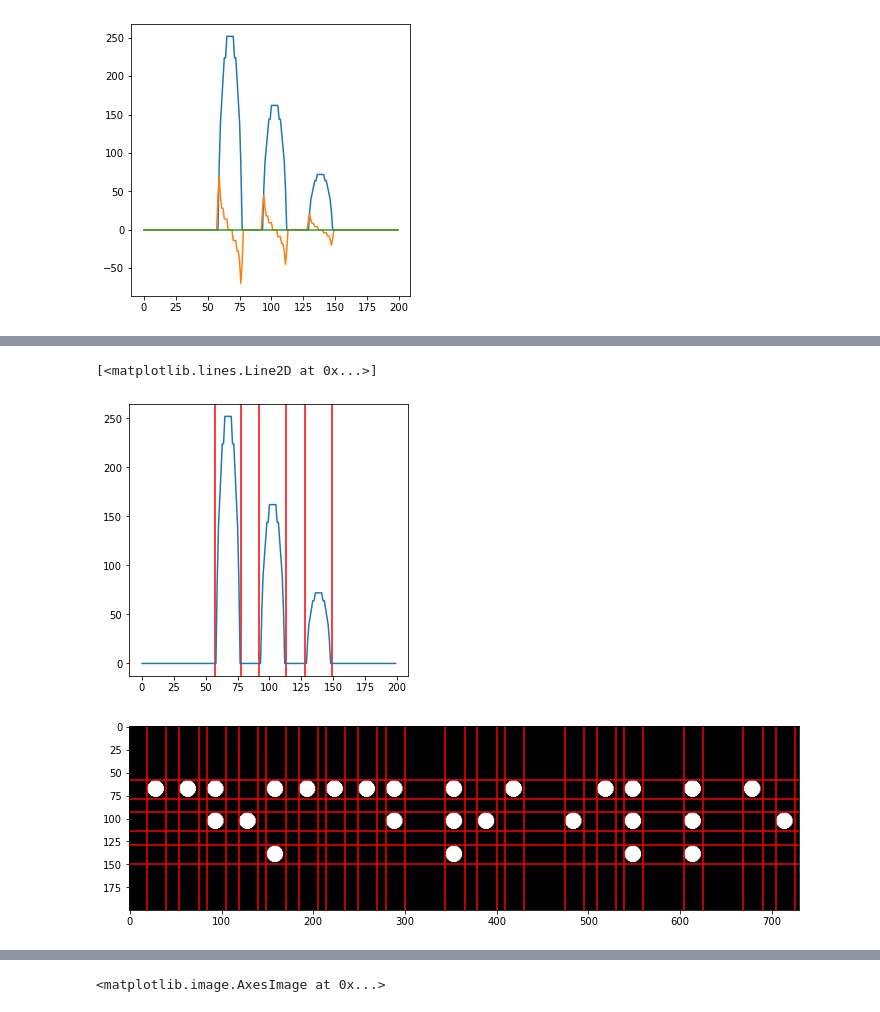
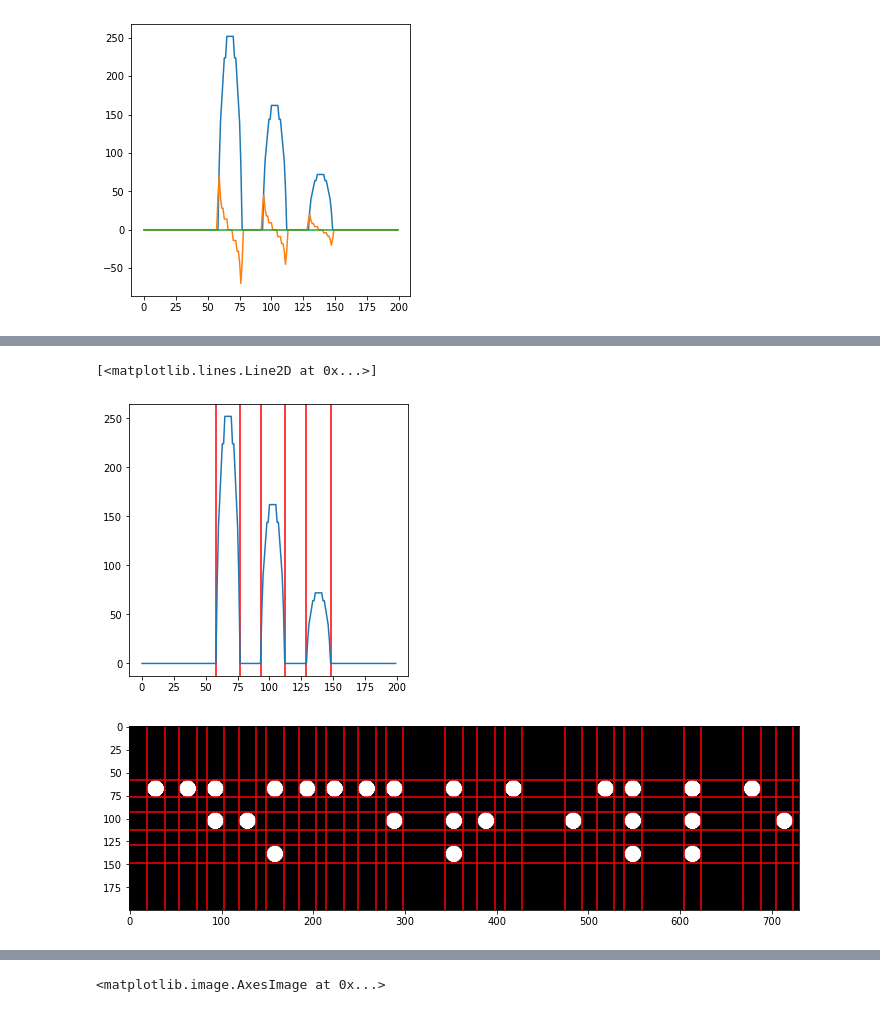
Before and after one commit to code-coffee-ufcg/braillingo-backend, a Jupyter notebook: obr/histogram_analysis.ipynb, the cells around one changed output, grey strips where cells are left out. Drawn from its saved outputs; the diff is of its cells as text; code cells hidden in the pictures.

```diff
--- a/obr/histogram_analysis.ipynb
+++ b/obr/histogram_analysis.ipynb
@@ -165,13 +149,0 @@ plt.plot(x, hist_y)
-# %%
-def delimiter(gradient_array):
-
-    #delimiter_points = np.zeros(gradient_array.shape)
-    sum_points = np.zeros((gradient_array.shape))
-    for i in range(0, len(gradient_array)):
-        ref_in = gradient_array[i]
-        if (ref_in > 0) and (gradient_array[i+1] > 0) and (gradient_array[i-1] == 0):
-            sum_points[i-1] = 1
-        elif (ref_in < 0) and (gradient_array[i+1] == 0) and (gradient_array[i-1] < 0):
-            sum_points[i+1] = -1
-
-    return sum_points
@@ -202,3 +150,27 @@ def delimiter(gradient_array):
+# %%
+def delimiter(degree_hist):
+    '''
+    Delimita as coordenadas em dos pontos pertencentes ao caractere em braille
+
+    Entrada:
+    degree_hist -> histograma de projeção transformada para a função degrau
+
+    Saída:
+    delimiter_array -> array de coordenadas que delimitam os pontos
+    '''
+
+    delimiter_array = np.zeros(degree_hist.shape)
+    for i in range(0, len(degree_hist)):
+        ref_in = degree_hist[i]
+        try:
+            if (ref_in == 1) and (degree_hist[i-1] == 0) and (degree_hist[i+1] == 1):
+                delimiter_array[i-1] = 1
+            if (ref_in == 1) and (degree_hist[i-1] == 1) and (degree_hist[i+1] == 0):
+                delimiter_array[i+1] = 1
+        except:
+            pass
+
+    return delimiter_array
 # %%
 plt.figure(figsize=(12,5))
 
@@ -206,7 +178,7 @@ count = -1
 xcords = list()
 for i in range(0, len(hist_x)):
     count += 1
-    if (np.abs(delimiter(np.gradient(hist_x)))[i] == 1):
+    if (delimiter(degree_histogram(hist_x))[i] == 1):
         xcords.append(count)
 
 x = np.arange(0,len(hist_x))
@@ -223,7 +195,7 @@ count = -1
 ycords = list()
 for i in range(0, len(hist_y)):
     count += 1
-    if (np.abs(delimiter(np.gradient(hist_y)))[i] == 1):
+    if (delimiter(degree_histogram(hist_y))[i] == 1):
         ycords.append(count)
 
 x = np.arange(0,len(hist_y))
@@ -232,37 +204,37 @@ for yc in ycords:
 plt.plot(x, hist_y)
 # %% [output]
 [<matplotlib.lines.Line2D at 0x...>]
-[figure, old version]
+[figure, new version]
 # %%
 plt.figure(figsize=(12,5))
 plt.imshow(img_bin, cmap = 'gray')
 
 hist_x = make_histogram_x(img_bin)
 hist_y = make_histogram_y(img_bin)
 
 count = -1
 xcords = list()
 for i in range(0, len(hist_x)):
     count += 1
-    if (np.abs(delimiter(np.gradient(hist_x)))[i] == 1):
+    if (delimiter(degree_histogram(hist_x))[i] == 1):
         xcords.append(count)
 
 x = np.arange(0,len(hist_x))
 for xc in xcords:
     plt.axvline(xc, color='red')
 
 count = -1
 ycords = list()
 for i in range(0, len(hist_y)):
     count += 1
-    if (np.abs(delimiter(np.gradient(hist_y)))[i] == 1):
+    if (delimiter(degree_histogram(hist_y))[i] == 1):
         ycords.append(count)
 
 x = np.arange(0,len(hist_y))
 for yc in ycords:
     plt.axhline(yc, color='red')
 # %% [output]
-[figure, old version]
+[figure, new version]
 # %%
 img2 = cv2.imread('imagens/placa-braille-com-inscricoes.jpg',0)
 _ , img_bin2 = cv2.threshold(img2, 50, 255, cv2.THRESH_BINARY)
```
Also changed, not shown: parts of 11 cells of this notebook, 2 other files.
